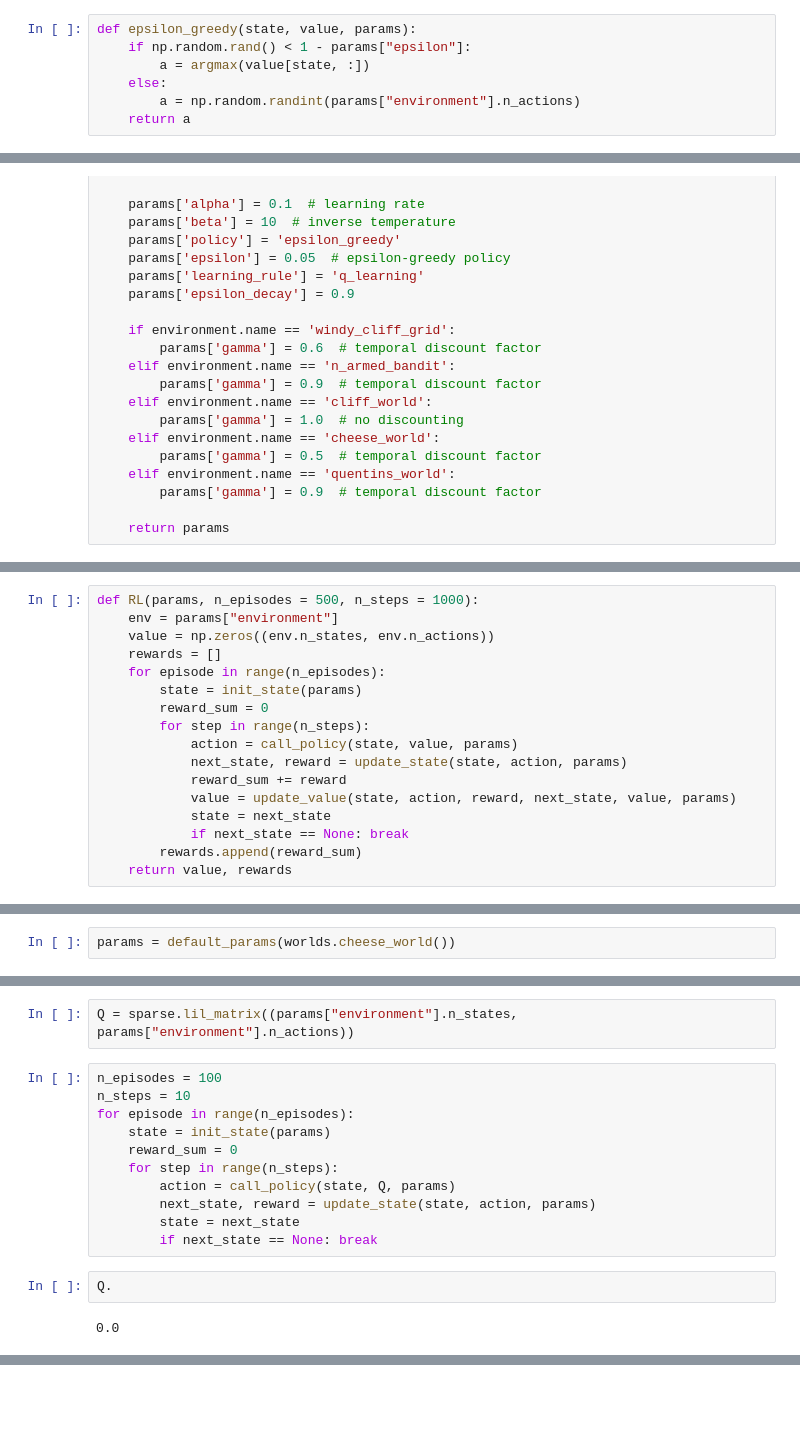
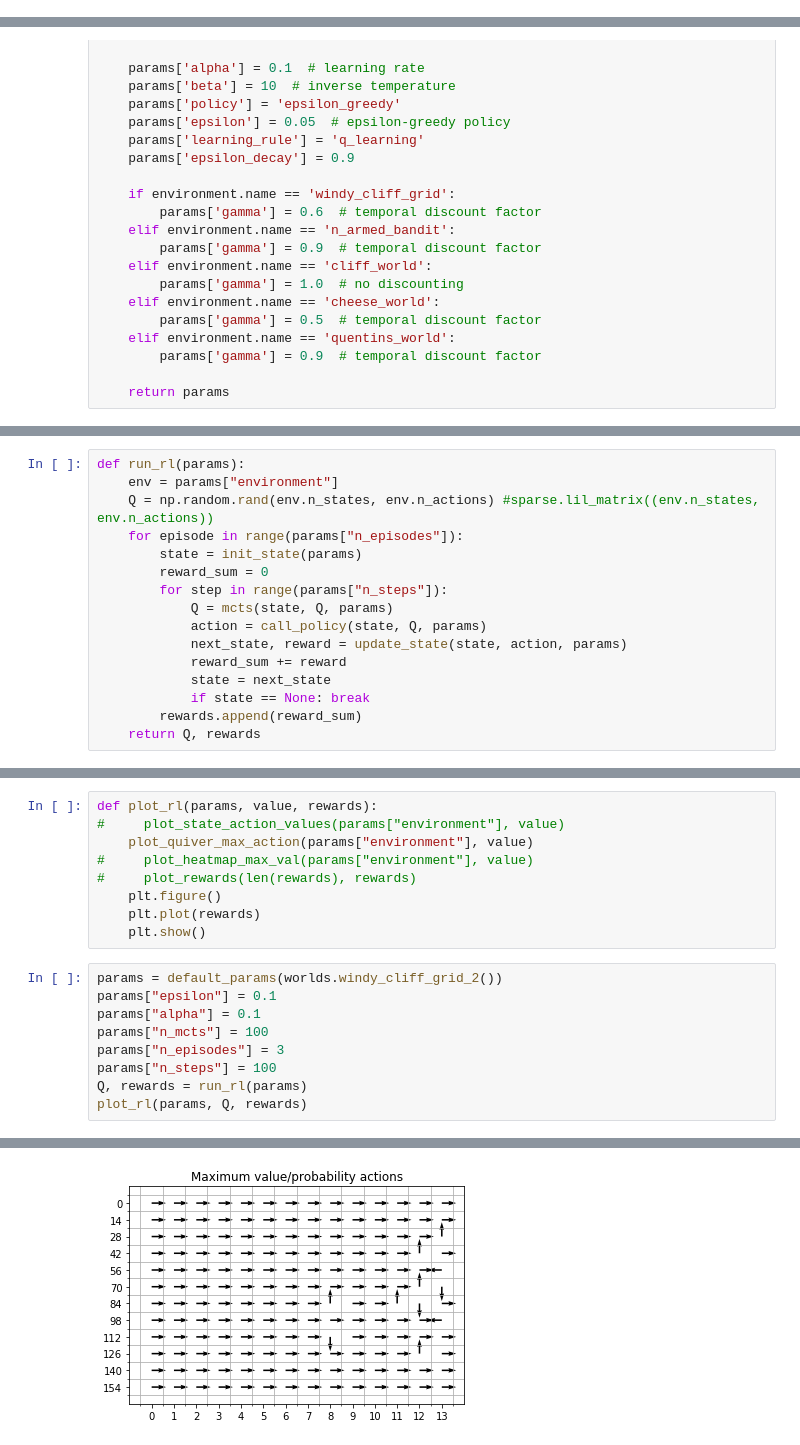
Before and after one commit to AStupidBear/ccnss2017_students_solutions, a Jupyter notebook: module2/MCTS.ipynb, the cells around one changed output, grey strips where cells are left out. Cells and saved outputs as stored; diff of their text form; blank space fills up the shorter version.

```diff
--- a/module2/MCTS.ipynb
+++ b/module2/MCTS.ipynb
@@ -9,13 +11,6 @@ import RL_worlds as worlds
 
 # Import helper functions for plotting.
 from plot_util import *
-# %%
-def epsilon_greedy(state, value, params):
-    if np.random.rand() < 1 - params["epsilon"]:
-        a = argmax(value[state, :])
-    else:
-        a = np.random.randint(params["environment"].n_actions)
-    return a
 # %%
 def init_state(params):
     """
@@ -125,17 +147,16 @@ def default_params(environment):
 # %%
-def RL(params, n_episodes = 500, n_steps = 1000):
+def run_rl(params):
     env = params["environment"]
-    value = np.zeros((env.n_states, env.n_actions))
-    rewards = []
-    for episode in range(n_episodes):
+    Q = np.random.rand(env.n_states, env.n_actions) #sparse.lil_matrix((env.n_states, env.n_actions))
+    for episode in range(params["n_episodes"]):
         state = init_state(params)
         reward_sum = 0
-        for step in range(n_steps):
-            action = call_policy(state, value, params)
+        for step in range(params["n_steps"]):
+            Q = mcts(state, Q, params)
+            action = call_policy(state, Q, params)
             next_state, reward = update_state(state, action, params)
             reward_sum += reward
-            value = update_value(state, action, reward, next_state, value, params)
             state = next_state
-            if next_state == None: break
+            if state == None: break
         rewards.append(reward_sum)
-    return value, rewards
+    return Q, rewards
@@ -146,2 +162,0 @@ from scipy.sparse import csr_matrix
-# %%
-params = default_params(worlds.cheese_world())
@@ -151,17 +163,19 @@ params = default_params(worlds.cheese_world())
-# %%
-Q = sparse.lil_matrix((params["environment"].n_states, params["environment"].n_actions))
-# %%
-n_episodes = 100
-n_steps = 10
-for episode in range(n_episodes):
-    state = init_state(params)
-    reward_sum = 0
-    for step in range(n_steps):
-        action = call_policy(state, Q, params)
-        next_state, reward = update_state(state, action, params)
-        state = next_state
-        if next_state == None: break
-# %%
-Q.
-# %% [output]
-0.0
+# %%
+def plot_rl(params, value, rewards):
+#     plot_state_action_values(params["environment"], value)
+    plot_quiver_max_action(params["environment"], value)
+#     plot_heatmap_max_val(params["environment"], value)
+#     plot_rewards(len(rewards), rewards)
+    plt.figure()
+    plt.plot(rewards)
+    plt.show()
+# %%
+params = default_params(worlds.windy_cliff_grid_2())
+params["epsilon"] = 0.1
+params["alpha"] = 0.1
+params["n_mcts"] = 100
+params["n_episodes"] = 3
+params["n_steps"] = 100
+Q, rewards = run_rl(params)
+plot_rl(params, Q, rewards)
+# %% [output]
@@ -167,0 +199 @@ Q.
+[figure, added]
```
Also changed, not shown: parts of 6 cells of this notebook, 6 other files.
